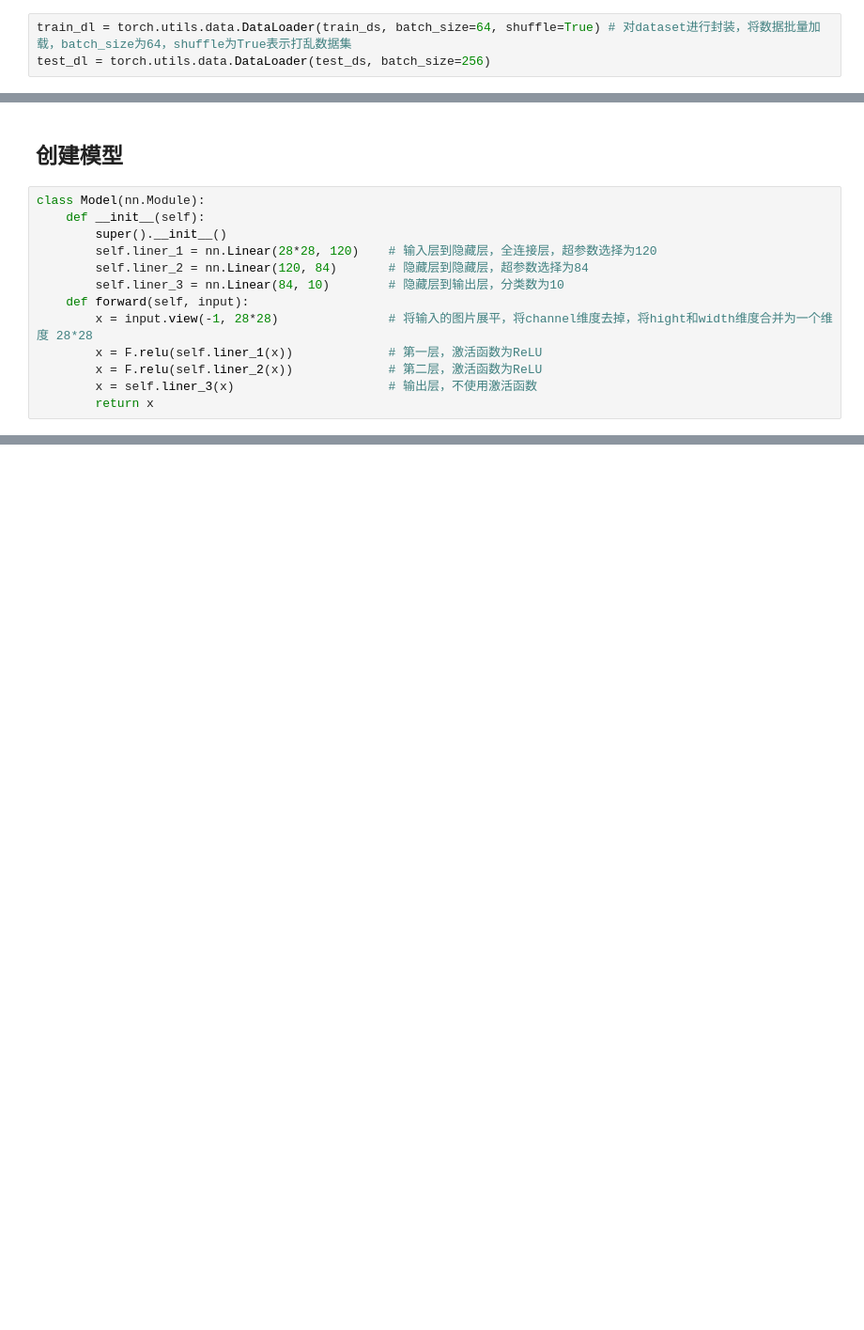
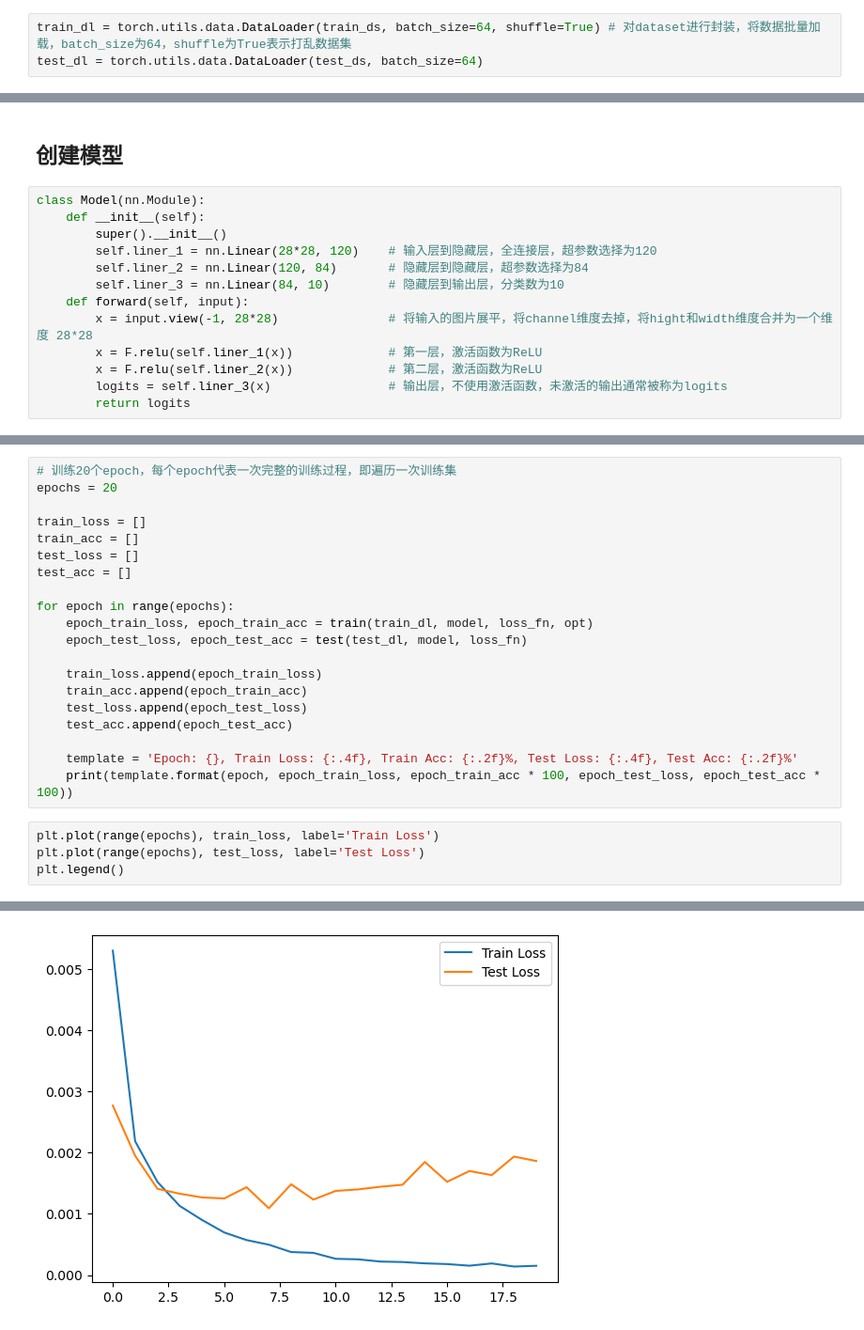
Before and after one commit to LiuBaiWan592/Pytorch-Deep-Learning, a Jupyter notebook: 7. Handwritten digit classification and fully connected model.ipynb, the cells around one changed output, grey strips where cells are left out. Shown at 94% size. Cells and saved outputs as stored; diff of their text form; blank space fills up the shorter version.

Commit message:
Update '7. Handwritten digit classification and fully connected model'

```diff
--- a/7. Handwritten digit classification and fully connected model.ipynb
+++ b/7. Handwritten digit classification and fully connected model.ipynb
@@ -69,7 +69,7 @@ test_ds = datasets.MNIST(
     12. persistent_workers：是否使用持久化工作线程，如果为True，则每次迭代都会使用同一个工作线程，可以提高数据加载的速度
 # %%
 train_dl = torch.utils.data.DataLoader(train_ds, batch_size=64, shuffle=True) # 对dataset进行封装，将数据批量加载，batch_size为64，shuffle为True表示打乱数据集
-test_dl = torch.utils.data.DataLoader(test_ds, batch_size=256)
+test_dl = torch.utils.data.DataLoader(test_ds, batch_size=64)
 # %% [markdown]
 ## 熟悉数据集
 # %%
@@ -122,6 +122,6 @@ class Model(nn.Module):
         x = input.view(-1, 28*28)               # 将输入的图片展平，将channel维度去掉，将hight和width维度合并为一个维度 28*28
         x = F.relu(self.liner_1(x))             # 第一层，激活函数为ReLU
         x = F.relu(self.liner_2(x))             # 第二层，激活函数为ReLU
-        x = self.liner_3(x)                     # 输出层，不使用激活函数
-        return x
+        logits = self.liner_3(x)                # 输出层，不使用激活函数，未激活的输出通常被称为logits
+        return logits
 # %%
@@ -130,0 +187,25 @@ opt = torch.optim.Adam(model.parameters(), lr=0.001) # 优化器，Adam优化器
+# %%
+# 训练20个epoch，每个epoch代表一次完整的训练过程，即遍历一次训练集
+epochs = 20
+
+train_loss = []
+train_acc = []
+test_loss = []
+test_acc = []
+
+for epoch in range(epochs):
+    epoch_train_loss, epoch_train_acc = train(train_dl, model, loss_fn, opt)
+    epoch_test_loss, epoch_test_acc = test(test_dl, model, loss_fn)
+
+    train_loss.append(epoch_train_loss)
+    train_acc.append(epoch_train_acc)
+    test_loss.append(epoch_test_loss)
+    test_acc.append(epoch_test_acc)
+
+    template = 'Epoch: {}, Train Loss: {:.4f}, Train Acc: {:.2f}%, Test Loss: {:.4f}, Test Acc: {:.2f}%'
+    print(template.format(epoch, epoch_train_loss, epoch_train_acc * 100, epoch_test_loss, epoch_test_acc * 100))
+# %%
+plt.plot(range(epochs), train_loss, label='Train Loss')
+plt.plot(range(epochs), test_loss, label='Test Loss')
+plt.legend()
+# %% [output]
@@ -130,0 +213 @@ opt = torch.optim.Adam(model.parameters(), lr=0.001) # 优化器，Adam优化器
+[figure, added]
```
Also changed, not shown: parts of 12 cells of this notebook.
